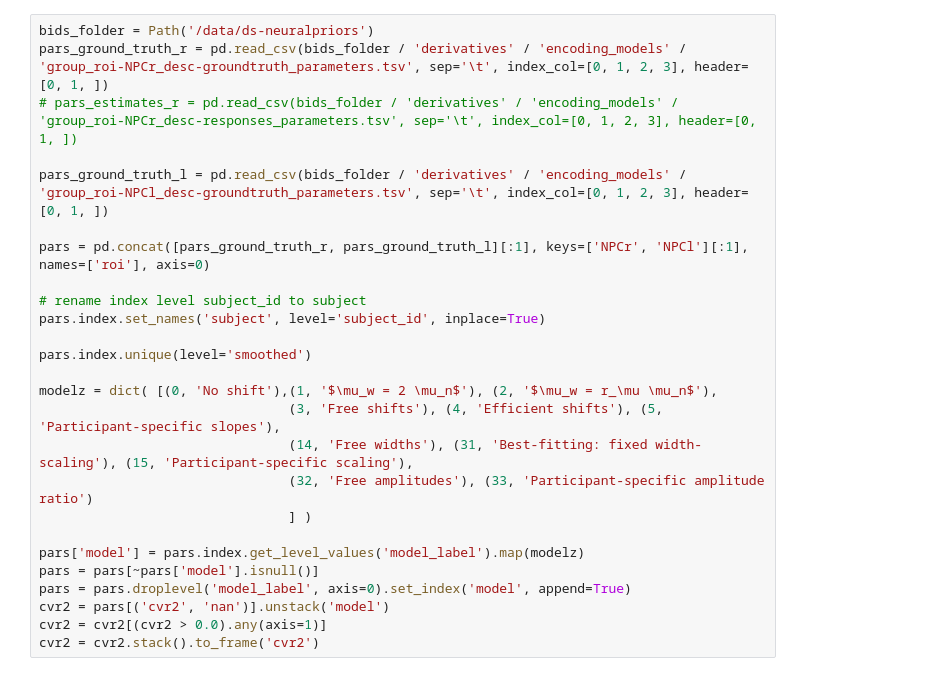
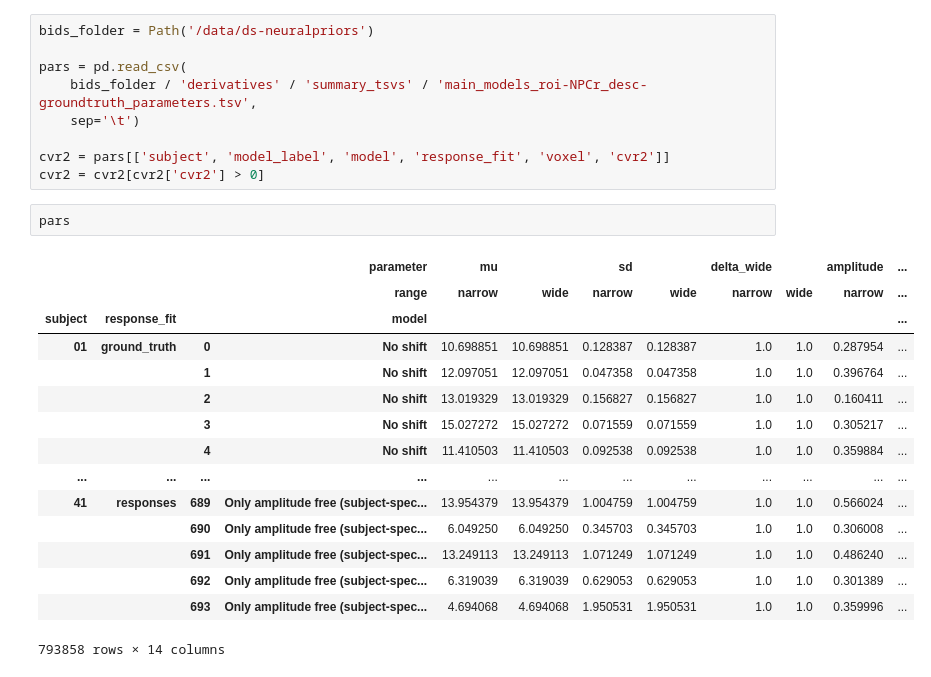
Before and after one commit to Gilles86/neural_priors, a Jupyter notebook: neural_priors/revision feb 2026/cvr2.ipynb, the cells around one changed output. Saved outputs shown, nothing was run; the diff lists cells and outputs as text.

```diff
--- a/neural_priors/revision feb 2026/cvr2.ipynb
+++ b/neural_priors/revision feb 2026/cvr2.ipynb
@@ -4,26 +22,27 @@ import pandas as pd
 # %%
 bids_folder = Path('/data/ds-neuralpriors')
-pars_ground_truth_r = pd.read_csv(bids_folder / 'derivatives' / 'encoding_models' / 'group_roi-NPCr_desc-groundtruth_parameters.tsv', sep='\t', index_col=[0, 1, 2, 3], header=[0, 1, ])
-# pars_estimates_r = pd.read_csv(bids_folder / 'derivatives' / 'encoding_models' / 'group_roi-NPCr_desc-responses_parameters.tsv', sep='\t', index_col=[0, 1, 2, 3], header=[0, 1, ])
 
-pars_ground_truth_l = pd.read_csv(bids_folder / 'derivatives' / 'encoding_models' / 'group_roi-NPCl_desc-groundtruth_parameters.tsv', sep='\t', index_col=[0, 1, 2, 3], header=[0, 1, ])
+pars = pd.read_csv(
+    bids_folder / 'derivatives' / 'summary_tsvs' / 'main_models_roi-NPCr_desc-groundtruth_parameters.tsv',
+    sep='\t')
 
-pars = pd.concat([pars_ground_truth_r, pars_ground_truth_l][:1], keys=['NPCr', 'NPCl'][:1], names=['roi'], axis=0)
-
-# rename index level subject_id to subject
-pars.index.set_names('subject', level='subject_id', inplace=True)
-
-pars.index.unique(level='smoothed')
-
-modelz = dict( [(0, 'No shift'),(1, '$\mu_w = 2 \mu_n$'), (2, '$\mu_w = r_\mu \mu_n$'),
-                                (3, 'Free shifts'), (4, 'Efficient shifts'), (5, 'Participant-specific slopes'),
-                                (14, 'Free widths'), (31, 'Best-fitting: fixed width-scaling'), (15, 'Participant-specific scaling'),
-                                (32, 'Free amplitudes'), (33, 'Participant-specific amplitude ratio')
-                                ] )
-
-pars['model'] = pars.index.get_level_values('model_label').map(modelz)
-pars = pars[~pars['model'].isnull()]
-pars = pars.droplevel('model_label', axis=0).set_index('model', append=True)
-cvr2 = pars[('cvr2', 'nan')].unstack('model')
-cvr2 = cvr2[(cvr2 > 0.0).any(axis=1)]
-cvr2 = cvr2.stack().to_frame('cvr2')
+cvr2 = pars[['subject', 'model_label', 'model', 'response_fit', 'voxel', 'cvr2']]
+cvr2 = cvr2[cvr2['cvr2'] > 0]
+# %%
+pars
+# %% [output]
+|  |  |  | parameter | mu |  | sd |  | delta_wide |  | amplitude | ... |
+|  |  |  | range | narrow | wide | narrow | wide | narrow | wide | narrow | ... |
+| subject | response_fit |  | model |  |  |  |  |  |  |  | ... |
+| 01 | ground_truth | 0 | No shift | 10.698851 | 10.698851 | 0.128387 | 0.128387 | 1.0 | 1.0 | 0.287954 | ... |
+|  |  | 1 | No shift | 12.097051 | 12.097051 | 0.047358 | 0.047358 | 1.0 | 1.0 | 0.396764 | ... |
+|  |  | 2 | No shift | 13.019329 | 13.019329 | 0.156827 | 0.156827 | 1.0 | 1.0 | 0.160411 | ... |
+|  |  | 3 | No shift | 15.027272 | 15.027272 | 0.071559 | 0.071559 | 1.0 | 1.0 | 0.305217 | ... |
+|  |  | 4 | No shift | 11.410503 | 11.410503 | 0.092538 | 0.092538 | 1.0 | 1.0 | 0.359884 | ... |
+| ... | ... | ... | ... | ... | ... | ... | ... | ... | ... | ... | ... |
+| 41 | responses | 689 | Only amplitude free (subject-spec... | 13.954379 | 13.954379 | 1.004759 | 1.004759 | 1.0 | 1.0 | 0.566024 | ... |
+|  |  | 690 | Only amplitude free (subject-spec... | 6.049250 | 6.049250 | 0.345703 | 0.345703 | 1.0 | 1.0 | 0.306008 | ... |
+|  |  | 691 | Only amplitude free (subject-spec... | 13.249113 | 13.249113 | 1.071249 | 1.071249 | 1.0 | 1.0 | 0.486240 | ... |
+|  |  | 692 | Only amplitude free (subject-spec... | 6.319039 | 6.319039 | 0.629053 | 0.629053 | 1.0 | 1.0 | 0.301389 | ... |
+|  |  | 693 | Only amplitude free (subject-spec... | 4.694068 | 4.694068 | 1.950531 | 1.950531 | 1.0 | 1.0 | 0.359996 | ... |
+793858 rows × 14 columns
```
Also changed, not shown: parts of 5 cells of this notebook, 4 other files.
